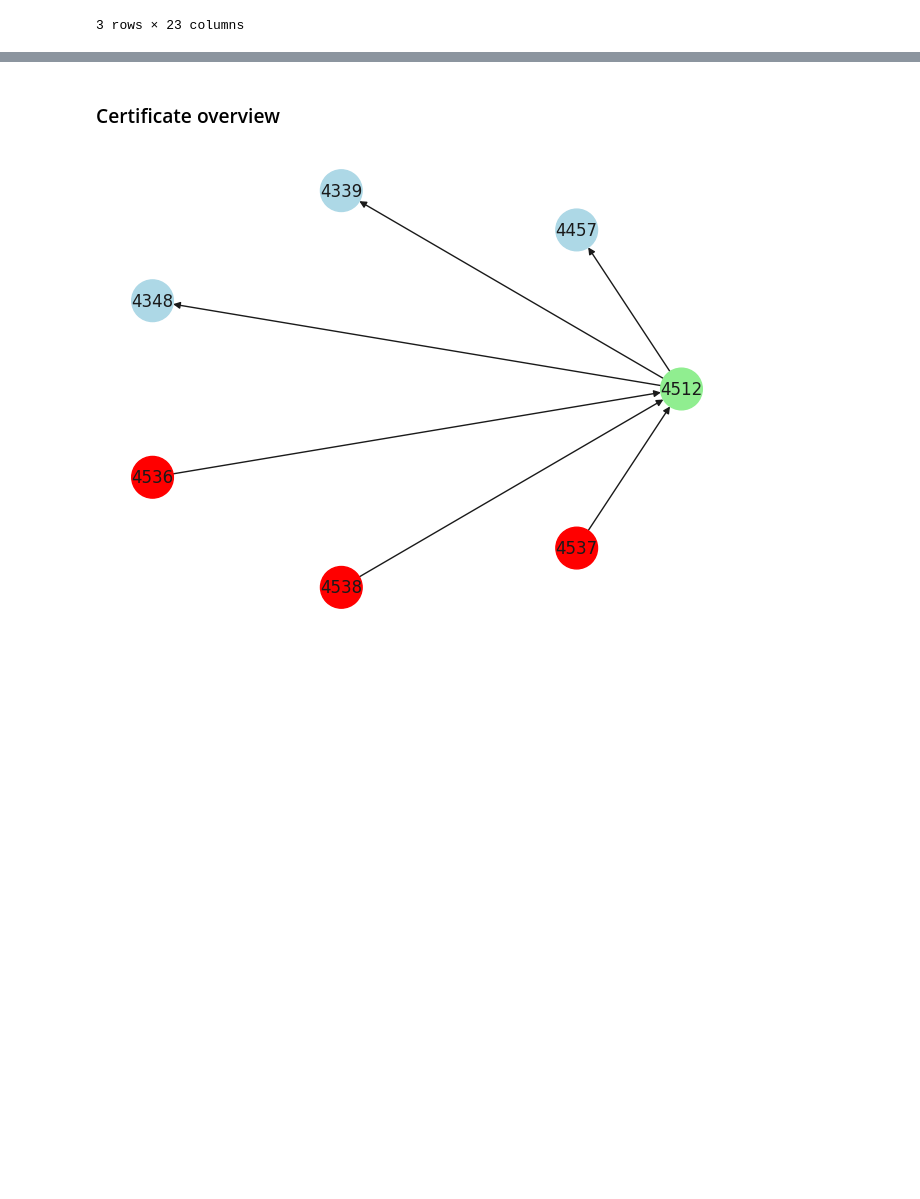
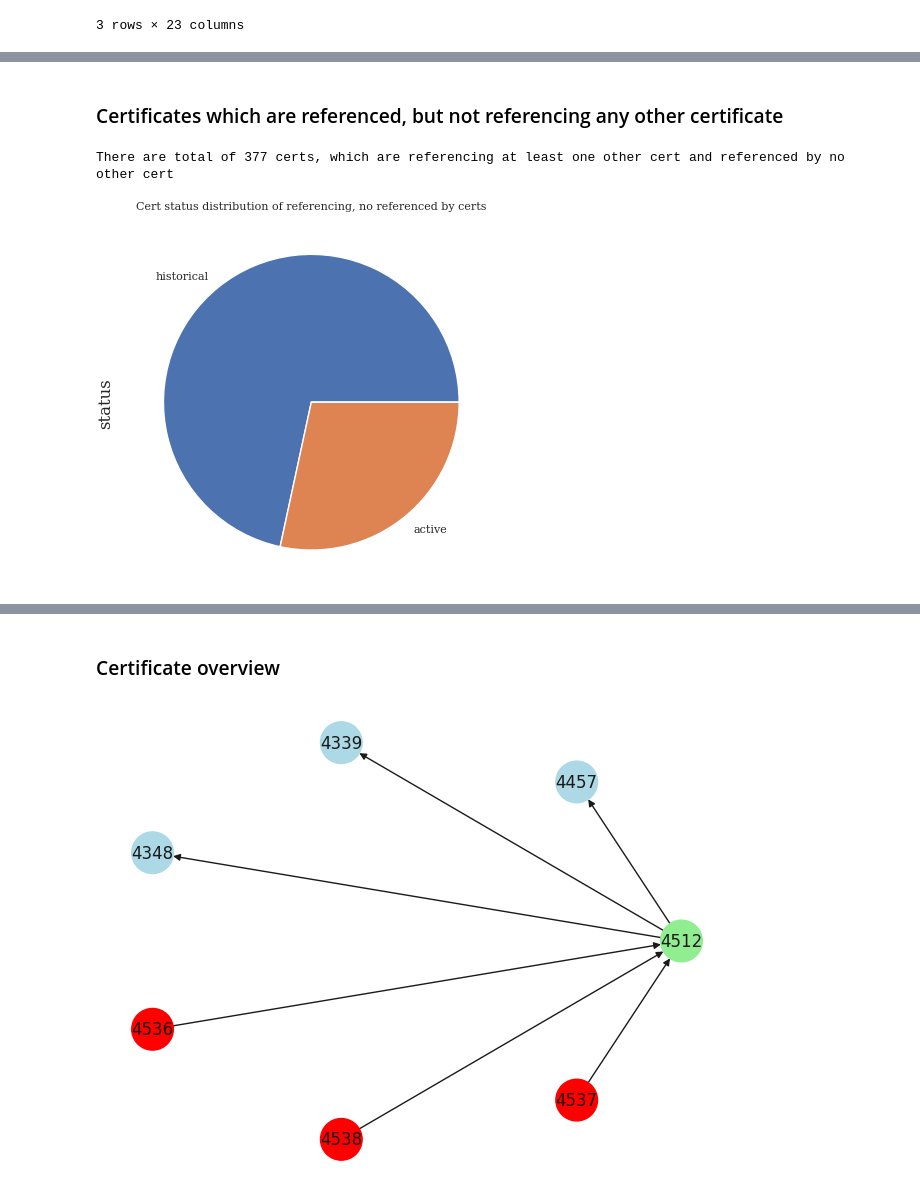
Before and after one commit to crocs-muni/sec-certs, a Jupyter notebook: notebooks/fips/references.ipynb, the cells around one changed output, grey strips where cells are left out. Drawn from its saved outputs; the diff is of its cells as text; code cells hidden in the pictures; blank space fills up the shorter version.

```diff
--- a/notebooks/fips/references.ipynb
+++ b/notebooks/fips/references.ipynb
@@ -541,0 +547,14 @@ plt.show()
+# %% [markdown]
+### Certificates which are referenced, but not referencing any other certificate
+# %%
+not_referenced_df: DataFrame = df[(df["module_directly_referencing"].notna()) & (df["module_directly_referenced_by"].isna())]
+print(f"There are total of {not_referenced_df.shape[0]} certs, which are referencing at least one other cert and referenced by no other cert")
+# %% [output]
+There are total of 377 certs, which are referencing at least one other cert and referenced by no other cert
+# %%
+not_referenced_status_df: DataFrame = not_referenced_df["status"].value_counts()
+not_referenced_status_df.plot.pie()
+plt.title("Cert status distribution of referencing, no referenced by certs")
+plt.show()
+# %% [output]
+[figure, added]
```
Also changed, not shown: parts of 18 cells of this notebook.
